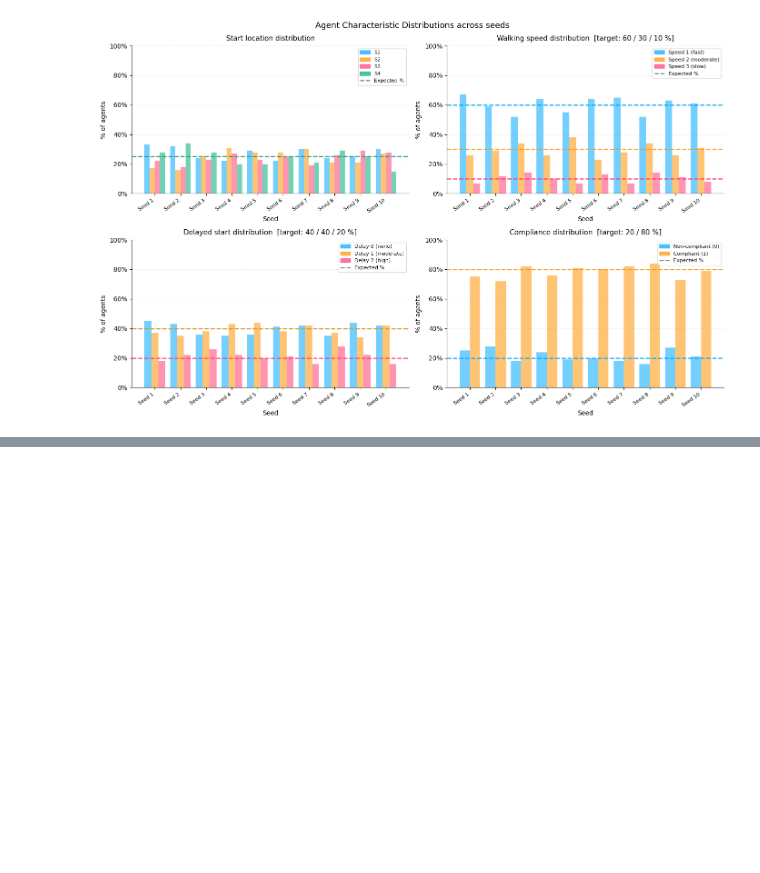
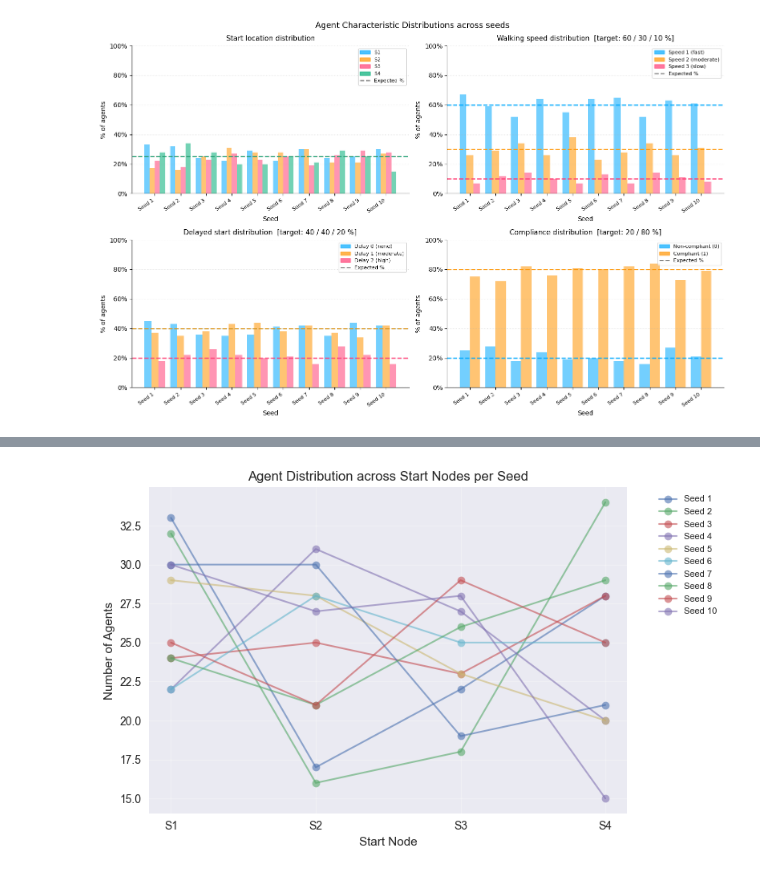
Before and after one commit to lpow311/dissertation, a Jupyter notebook: 0_agent_implementation_plots.ipynb, the cells around one changed output, grey strips where cells are left out. Saved outputs shown, nothing was run; the diff lists cells and outputs as text; code cells hidden in the pictures; blank space fills up the shorter version.

```diff
--- a/0_agent_implementation_plots.ipynb
+++ b/0_agent_implementation_plots.ipynb
@@ -198,0 +215,16 @@ plt.tight_layout()
+# %%
+baseline_files = {
+    'Grid':       f'{folder}grid_city_Falsewalking_Falsedelay_1compliance.pkl',
+    'Moderate':   f'{folder}moderate_city_Falsewalking_Falsedelay_1compliance.pkl',
+    'Bottleneck': f'{folder}bottleneck_city_Falsewalking_Falsedelay_1compliance.pkl',
+}
+# %%
+from utils.comparison_metrics import extract_results
+
+results = extract_results(baseline_files['Grid'])
+# %%
+seed_results = []
+
+for seed in results['greedy']['solutions']:
+    start_points = [agent.start_point for agent in seed.values()]
+    seed_results.append(start_points)
@@ -198,0 +265,26 @@ plt.tight_layout()
+# %%
+import matplotlib.pyplot as plt
+
+def plot_agent_start_distribution(seed_results: list) -> None:
+    start_nodes = sorted(set(s for seed in seed_results for s in seed))
+
+    fig, ax = plt.subplots(figsize=(8, 5))
+
+    for seed_idx, seed in enumerate(seed_results):
+        counts = Counter(seed)
+        values = [counts.get(s, 0) for s in start_nodes]
+        ax.plot(start_nodes, values, marker='o', linewidth=1.5,
+                alpha=0.6, label=f'Seed {seed_idx + 1}')
+
+    ax.set_xlabel("Start Node")
+    ax.set_ylabel("Number of Agents")
+    ax.set_title("Agent Distribution across Start Nodes per Seed")
+    ax.legend(bbox_to_anchor=(1.05, 1), loc='upper left', fontsize=8)
+    ax.grid(True, alpha=0.3)
+
+    plt.tight_layout()
+    plt.show()
+
+plot_agent_start_distribution(seed_results)
+# %% [output]
+[figure, added]
```
Also changed, not shown: parts of 5 cells of this notebook, 19 other files.
